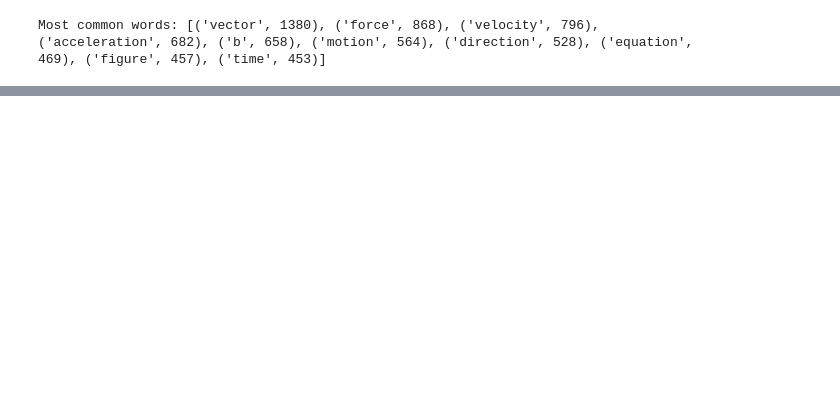
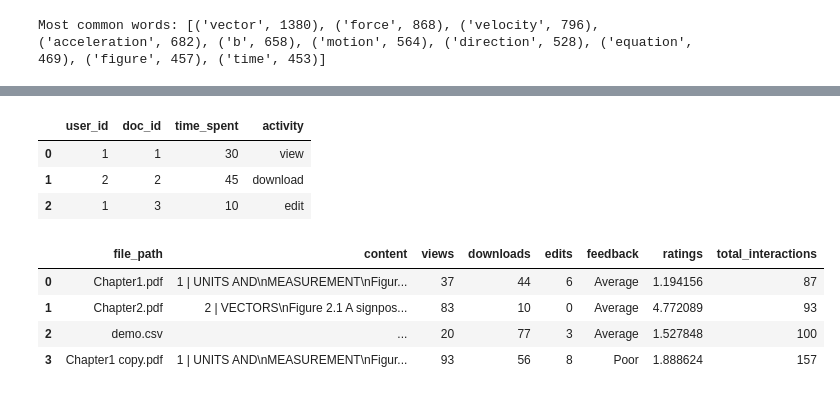
Before and after one commit to Shreyash-Pardhi/Python_Practice, a Jupyter notebook: Python/Python Projects/NLP related projects/NLP.ipynb, the cells around one changed output, grey strips where cells are left out. Saved outputs shown, nothing was run; the diff lists cells and outputs as text; code cells hidden in the pictures; blank space fills up the shorter version.

```diff
--- a/Python/Python Projects/NLP related projects/NLP.ipynb
+++ b/Python/Python Projects/NLP related projects/NLP.ipynb
@@ -196,0 +403,22 @@ Most common words: [('vector', 1380), ('force', 868), ('velocity', 796), ('accel
+# %%
+user_interactions = pd.DataFrame({
+        'user_id': [1, 2, 1],
+        'doc_id': [1, 2, 3],
+        'time_spent': [30, 45, 10],
+        'activity': ['view', 'download', 'edit']
+    })
+user_interactions
+# %% [output]
+|  | user_id | doc_id | time_spent | activity |
+| 0 | 1 | 1 | 30 | view |
+| 1 | 2 | 2 | 45 | download |
+| 2 | 1 | 3 | 10 | edit |
+# %%
+dataa = pd.read_csv('D:\\Work and Assignments\\Python\\Python Projects\\NLP related projects\\exported_data.csv')
+dataa
+# %% [output]
+|  | file_path | content | views | downloads | edits | feedback | ratings | total_interactions |
+| 0 | Chapter1.pdf | 1 | UNITS AND\nMEASUREMENT\nFigur... | 37 | 44 | 6 | Average | 1.194156 | 87 |
+| 1 | Chapter2.pdf | 2 | VECTORS\nFigure 2.1 A signpos... | 83 | 10 | 0 | Average | 4.772089 | 93 |
+| 2 | demo.csv | ... | 20 | 77 | 3 | Average | 1.527848 | 100 |
+| 3 | Chapter1 copy.pdf | 1 | UNITS AND\nMEASUREMENT\nFigur... | 93 | 56 | 8 | Poor | 1.888624 | 157 |
```
Also changed, not shown: parts of 7 cells of this notebook, 46 other files.
